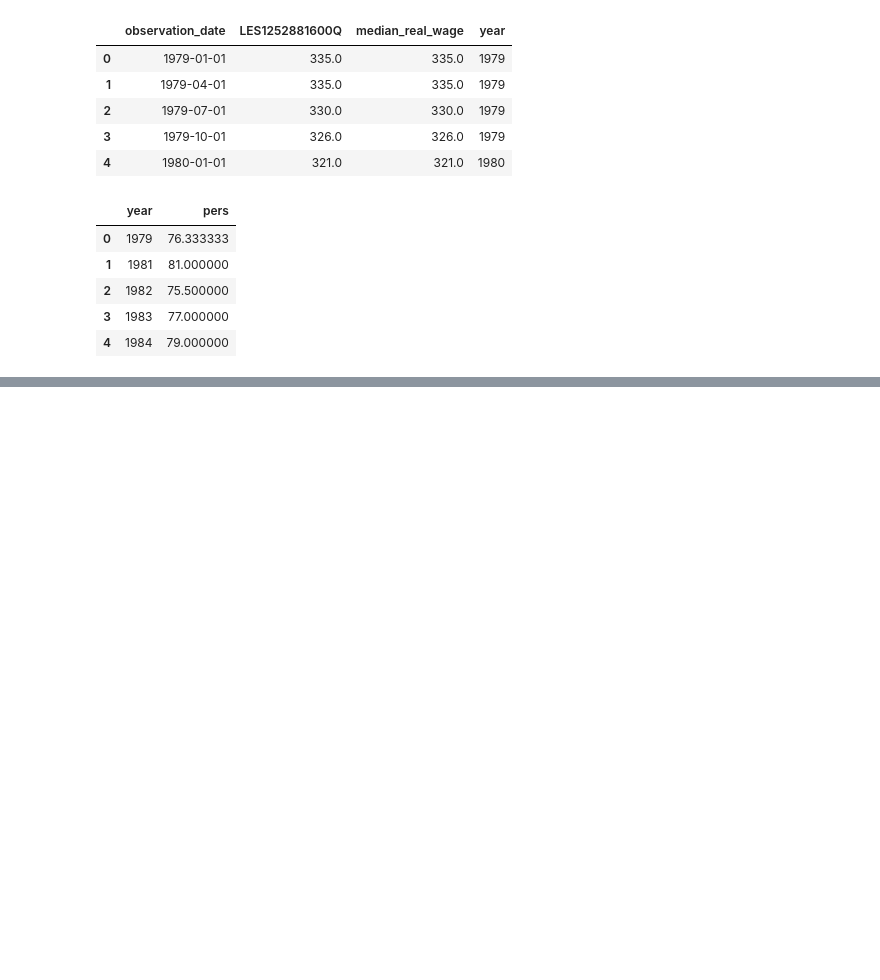
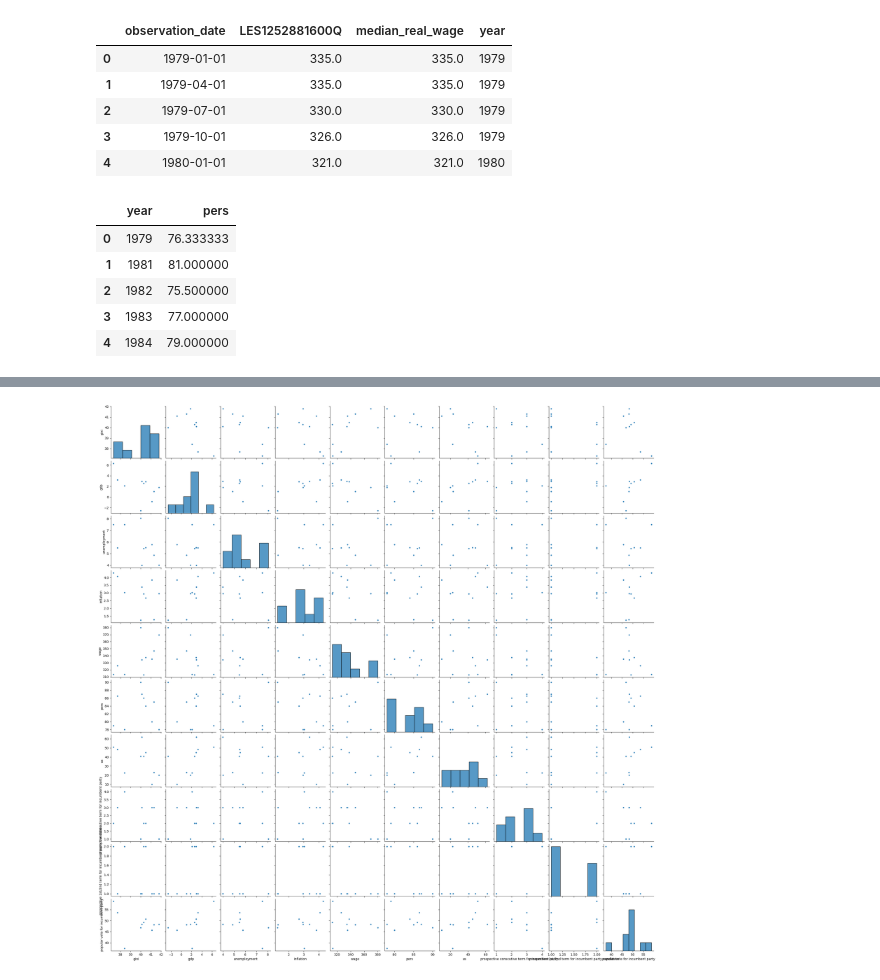
Before and after one commit to carlemilgrumnymann/data_science, a Jupyter notebook: minimum analysis.ipynb, the cells around one changed output, grey strips where cells are left out. Cells and saved outputs as stored; diff of their text form; code cells hidden in the pictures; blank space fills up the shorter version.

```diff
--- a/minimum analysis.ipynb
+++ b/minimum analysis.ipynb
@@ -181,0 +246,10 @@ prediction_data
+# %%
+import seaborn as sns
+import matplotlib.pyplot as plt
+
+cols = ['gini', 'gdp', 'unemployment', 'inflation', 'wage', 'pers', 'us', 'prospective conscutive term for incumbent party', 'prospective 1st/2nd term for incumbent party candidate', 'popular vote for incumbent party']
+
+sns.pairplot(prediction_data[cols], plot_kws={'alpha': 1, 's': 20})
+plt.show()
+# %% [output]
+[figure, added]
```
Also changed, not shown: parts of 14 cells of this notebook.
